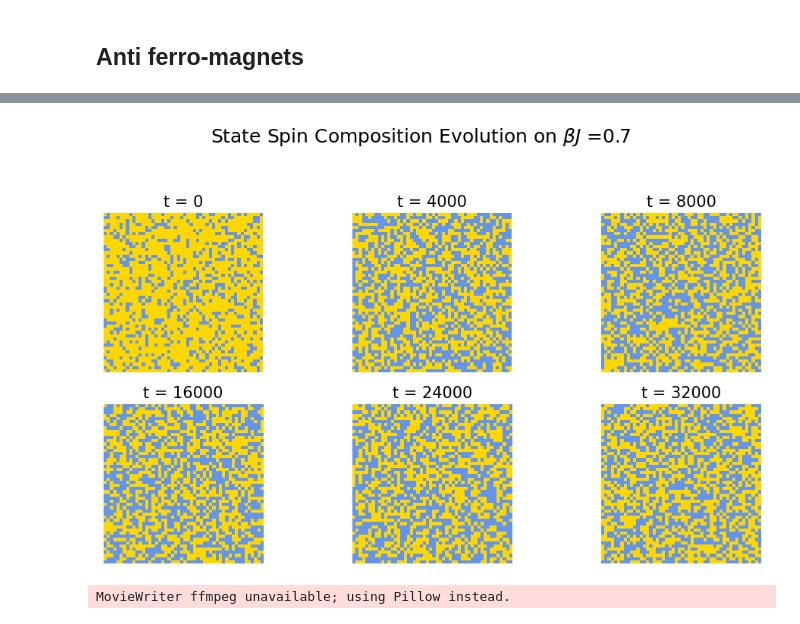
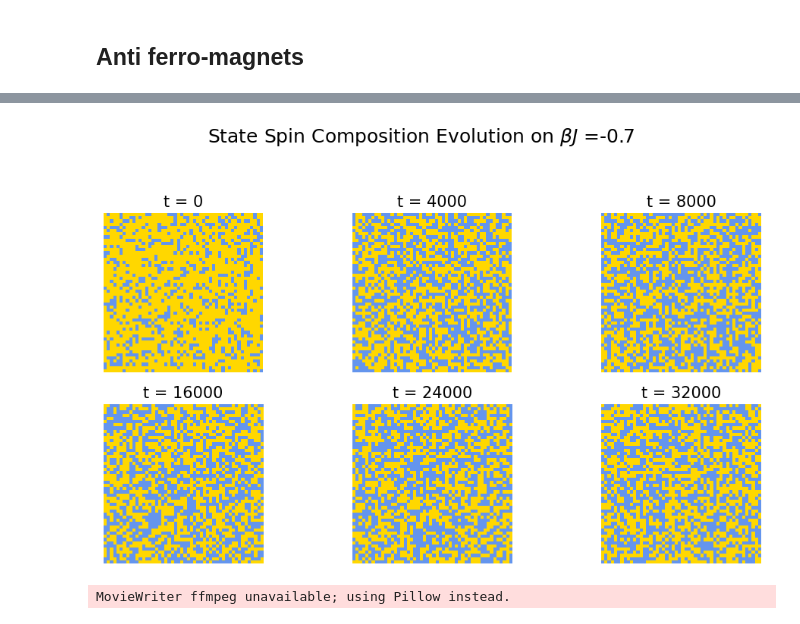
Before and after one commit to jmtony2000/Ising-Chain-Simulation, a Jupyter notebook: Ising_Chain_2D_Simulation.ipynb, the cells around one changed output, grey strips where cells are left out. Cells and saved outputs as stored; diff of their text form; code cells hidden in the pictures.

```diff
--- a/Ising_Chain_2D_Simulation.ipynb
+++ b/Ising_Chain_2D_Simulation.ipynb
@@ -260,35 +280,35 @@ plt.savefig("2DAntiferro_lowtemp.jpg", bbox_inches='tight')
 displayed_states = [states3[0], states3[4000], states3[8000], states3[16000], states3[24000], states3[32000]]
 cmap=ListedColormap(["gold","cornflowerblue"])
 fig = plt.figure(figsize=(12,6))
 fig.tight_layout()
-fig.suptitle(rf'State Spin Composition Evolution on $\beta J$ ={BJ1}', y=1.07, size=18)
+fig.suptitle(rf'State Spin Composition Evolution on $\beta J$ ={BJ3}', y=1.07, size=18)
 plt.subplot(2, 3, 1)
 plt.imshow(displayed_states[0], cmap=cmap)
 plt.title(r"t = 0", size = 15)
 plt.axis("off")
 plt.subplot(2, 3, 2)
 plt.imshow(displayed_states[1], cmap=cmap)
 plt.title(r"t = 4000", size = 15)
 plt.axis("off")
 plt.subplot(2, 3, 3)
 plt.imshow(displayed_states[2], cmap=cmap)
 plt.title(r"t = 8000", size = 15)
 plt.axis("off")
 plt.subplot(2, 3, 4)
 plt.imshow(displayed_states[3], cmap=cmap)
 plt.title(r"t = 16000", size = 15)
 plt.axis("off")
 plt.subplot(2, 3, 5)
 plt.imshow(displayed_states[4], cmap=cmap)
 plt.title(r"t = 24000", size = 15)
 plt.axis("off")
 plt.subplot(2, 3, 6)
 plt.imshow(displayed_states[5], cmap=cmap)
 plt.title(r"t = 32000", size = 15)
 plt.axis("off")
 plt.savefig("2DAntiferro_states.jpg", bbox_inches='tight')
 # %% [output]
-[figure, old version]
+[figure, new version]
 # %%
 # Animating the system
 fig = plt.figure(figsize=(5,5))
```
Also changed, not shown: parts of 9 cells of this notebook, 18 other files.
